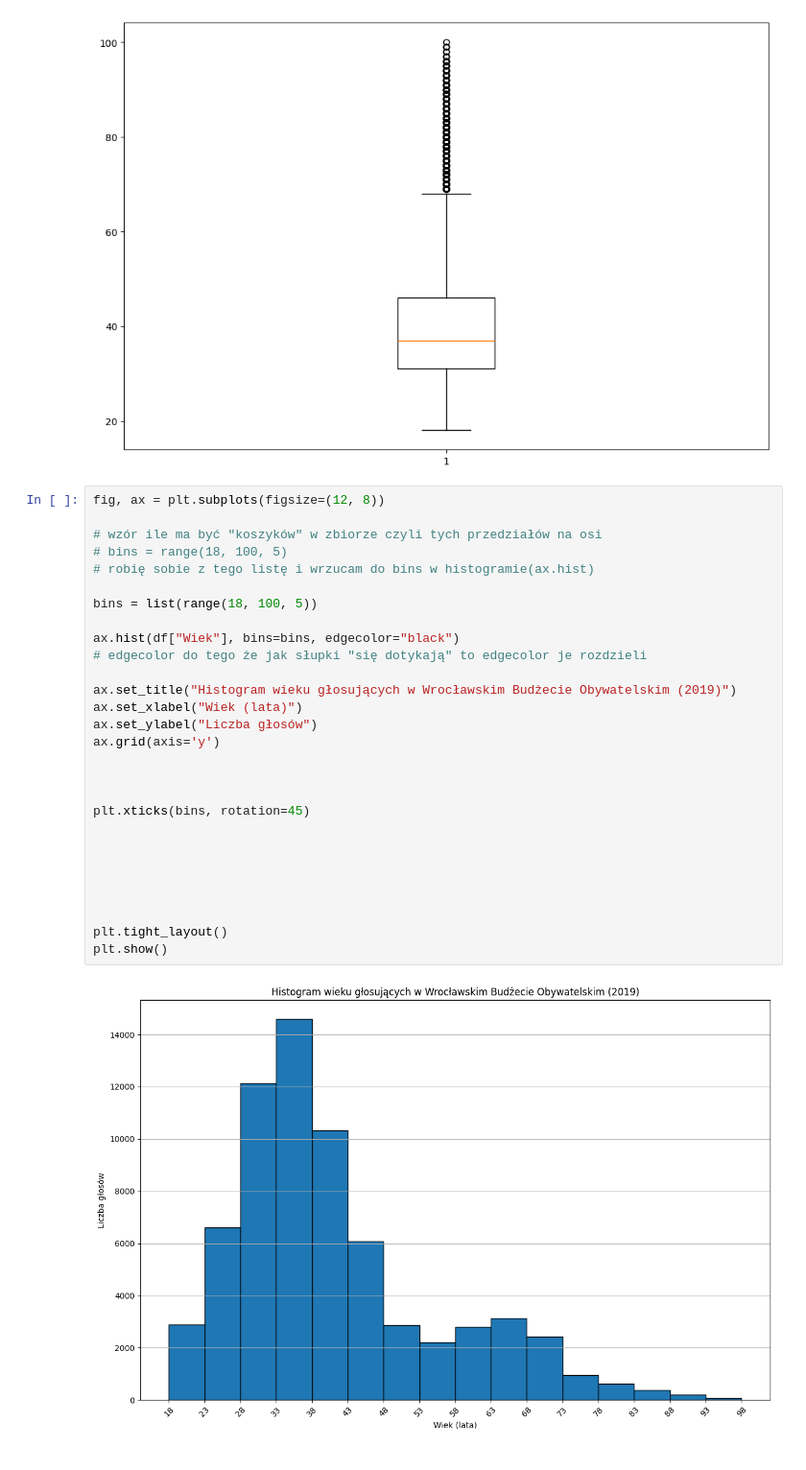
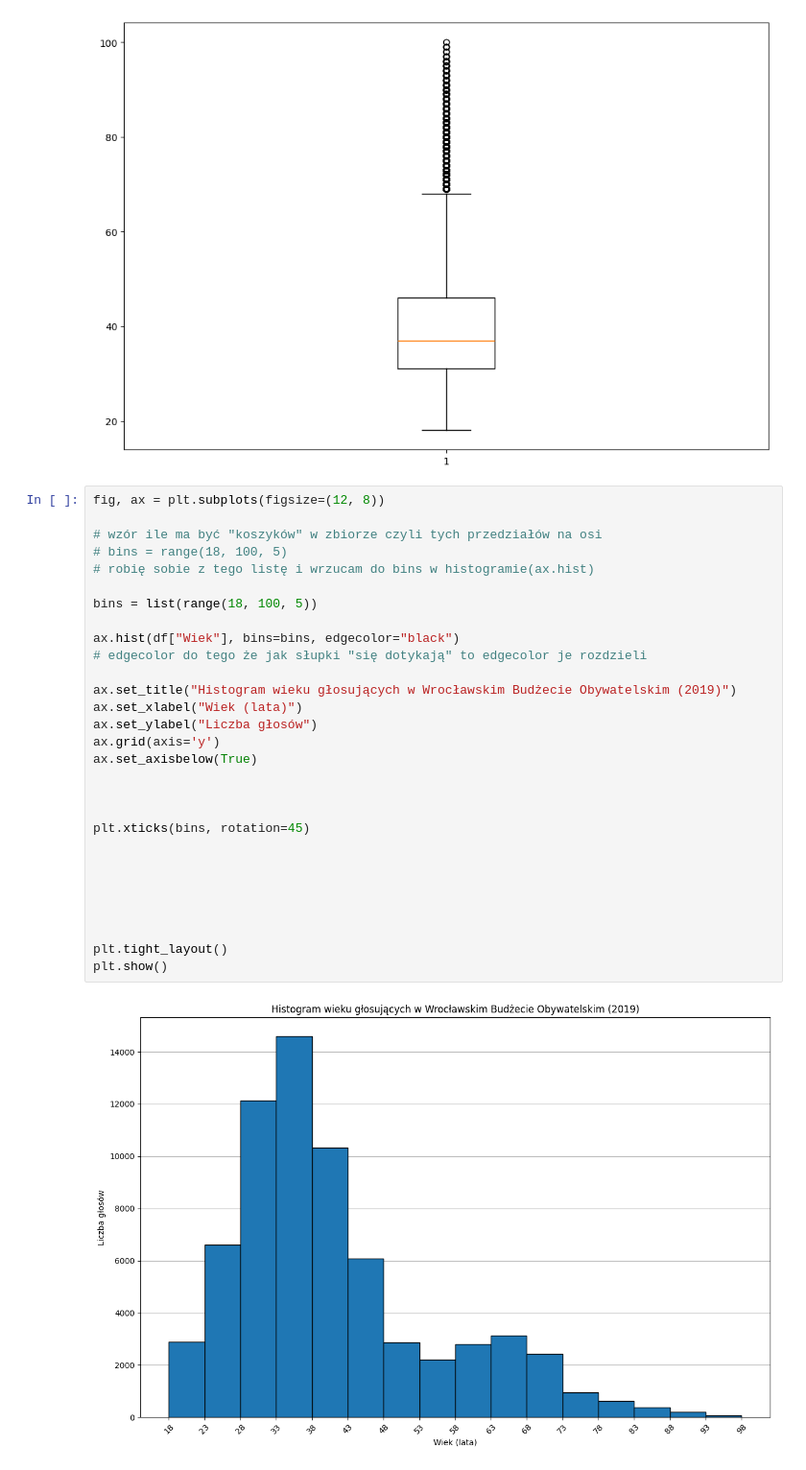
Before and after one commit to Vektor79/Zadania, a Jupyter notebook: 05_Wykresy/Materiały_na_zjazd/02_Wykresy/03_Zaawansowane wykresy/3_Wrocławski budżet partycypacyjny.ipynb, the cells around one changed output. Shown: that part at 96% size. Saved outputs shown, nothing was run; the diff lists cells and outputs as text.

```diff
--- a/05_Wykresy/Materiały_na_zjazd/02_Wykresy/03_Zaawansowane wykresy/3_Wrocławski budżet partycypacyjny.ipynb
+++ b/05_Wykresy/Materiały_na_zjazd/02_Wykresy/03_Zaawansowane wykresy/3_Wrocławski budżet partycypacyjny.ipynb
@@ -108,30 +108,31 @@ plt.show()
 # %%
 fig, ax = plt.subplots(figsize=(12, 8))
 
 # wzór ile ma być "koszyków" w zbiorze czyli tych przedziałów na osi
 # bins = range(18, 100, 5)
 # robię sobie z tego listę i wrzucam do bins w histogramie(ax.hist)
 
 bins = list(range(18, 100, 5))
 
 ax.hist(df["Wiek"], bins=bins, edgecolor="black")
 # edgecolor do tego że jak słupki "się dotykają" to edgecolor je rozdzieli
 
 ax.set_title("Histogram wieku głosujących w Wrocławskim Budżecie Obywatelskim (2019)")
 ax.set_xlabel("Wiek (lata)")
 ax.set_ylabel("Liczba głosów")
 ax.grid(axis='y')
+ax.set_axisbelow(True)
 
 
 
 plt.xticks(bins, rotation=45)
 
 
 
 
 
 
 plt.tight_layout()
 plt.show()
 # %% [output]
-[figure, old version]
+[figure, new version]
```
